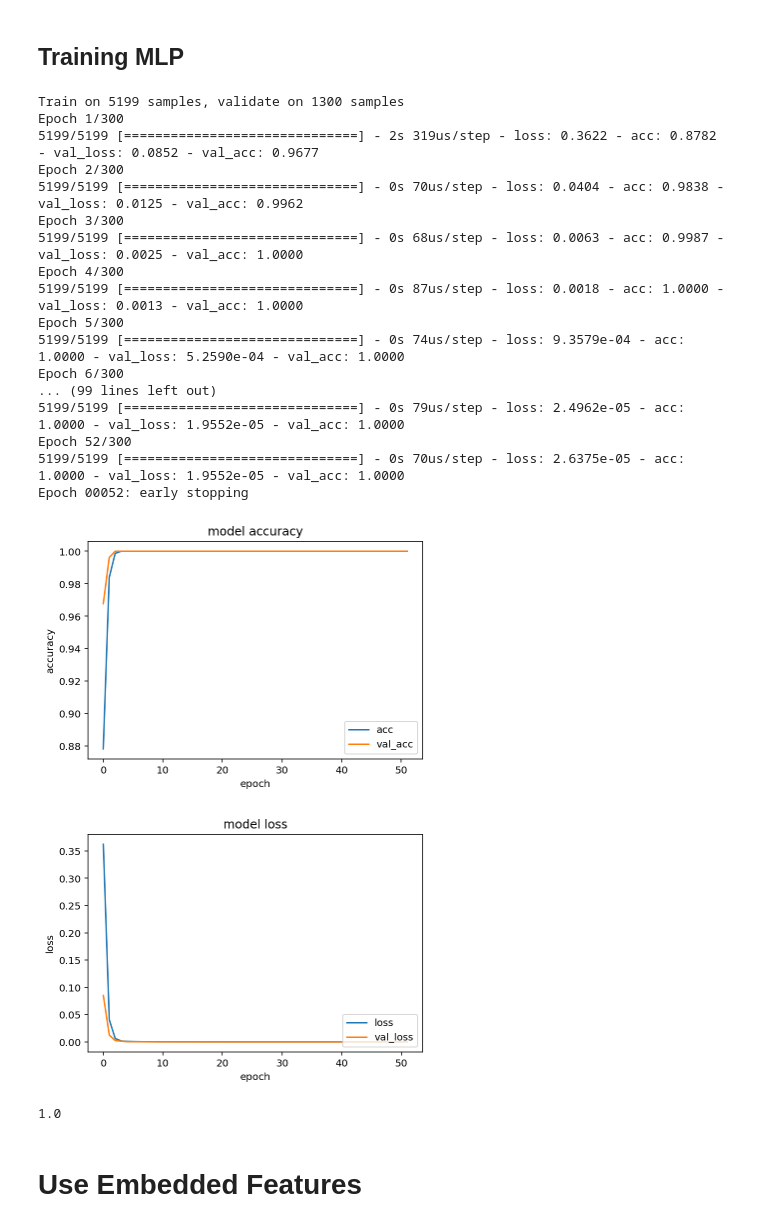
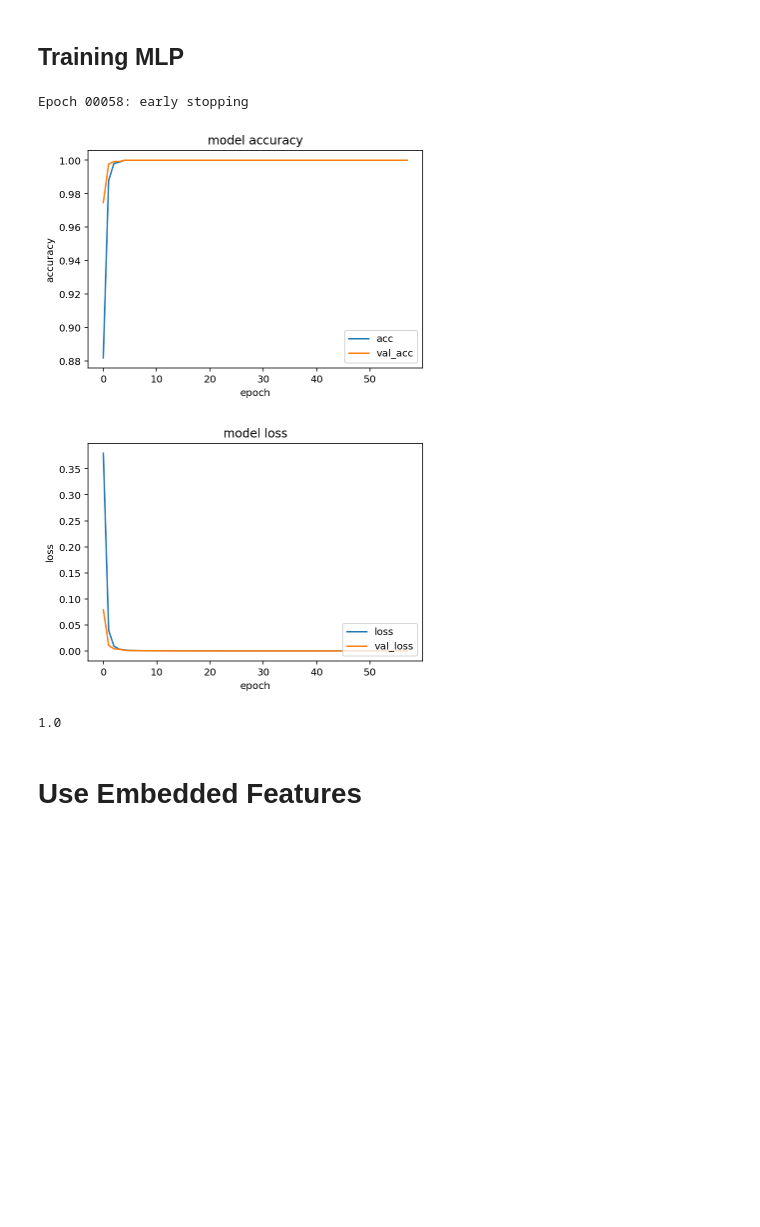
Before and after one commit to lyakaap/notebooks, a Jupyter notebook: examples/entity_embeddings.ipynb, the cells around one changed output. Cells and saved outputs as stored; diff of their text form; code cells hidden in the pictures; blank space fills up the shorter version.

```diff
--- a/examples/entity_embeddings.ipynb
+++ b/examples/entity_embeddings.ipynb
@@ -167,57 +146,40 @@ model.compile(optimizer=Adam(1e-3), loss='binary_crossentropy', metrics=['acc'])
 # %%
 cb = [
     EarlyStopping(patience=30, verbose=1, min_delta=1e-5),
-    ReduceLROnPlateau(factor=0.2, patience=3, verbose=1, epsilon=1e-5),
+    ReduceLROnPlateau(factor=0.2, patience=3, verbose=0, epsilon=1e-5),
 ]
 
 history = model.fit(X_train_split, y_train, validation_data=(X_val_split, y_val), epochs=300, batch_size=256,
-                    shuffle=True, callbacks=cb)
+                    verbose=0, shuffle=True, callbacks=cb)
 
 def plot_history(history):
 
     plt.plot(history.history['acc'])
     plt.plot(history.history['val_acc'])
     plt.title('model accuracy')
     plt.xlabel('epoch')
     plt.ylabel('accuracy')
     plt.legend(['acc', 'val_acc'], loc='lower right')
     plt.show()
 
     plt.plot(history.history['loss'])
     plt.plot(history.history['val_loss'])
     plt.title('model loss')
     plt.xlabel('epoch')
     plt.ylabel('loss')
     plt.legend(['loss', 'val_loss'], loc='lower right')
     plt.show()
 
 plot_history(history)
 # %% [output]
-Train on 5199 samples, validate on 1300 samples
-Epoch 1/300
-5199/5199 [==============================] - 2s 319us/step - loss: 0.3622 - acc: 0.8782 - val_loss: 0.0852 - val_acc: 0.9677
-Epoch 2/300
-5199/5199 [==============================] - 0s 70us/step - loss: 0.0404 - acc: 0.9838 - val_loss: 0.0125 - val_acc: 0.9962
-Epoch 3/300
-5199/5199 [==============================] - 0s 68us/step - loss: 0.0063 - acc: 0.9987 - val_loss: 0.0025 - val_acc: 1.0000
-Epoch 4/300
-5199/5199 [==============================] - 0s 87us/step - loss: 0.0018 - acc: 1.0000 - val_loss: 0.0013 - val_acc: 1.0000
-Epoch 5/300
-5199/5199 [==============================] - 0s 74us/step - loss: 9.3579e-04 - acc: 1.0000 - val_loss: 5.2590e-04 - val_acc: 1.0000
-Epoch 6/300
-... (99 lines left out)
-5199/5199 [==============================] - 0s 79us/step - loss: 2.4962e-05 - acc: 1.0000 - val_loss: 1.9552e-05 - val_acc: 1.0000
-Epoch 52/300
-5199/5199 [==============================] - 0s 70us/step - loss: 2.6375e-05 - acc: 1.0000 - val_loss: 1.9552e-05 - val_acc: 1.0000
-Epoch 00052: early stopping
+Epoch 00058: early stopping
-[figure, old version]
+[figure, new version]
-[figure, old version]
+[figure, new version]
 # %%
 pred = model.predict(X_test_split) > 0.5
+accuracy_score(pred, y_test)
+# %% [output]
+1.0
-# %%
-accuracy_score(pred, y_test)
-# %% [output]
-1.0
 # %% [markdown]
 # Use Embedded Features
 # %% [markdown]
```
Also changed, not shown: parts of 1 cell of this notebook.
